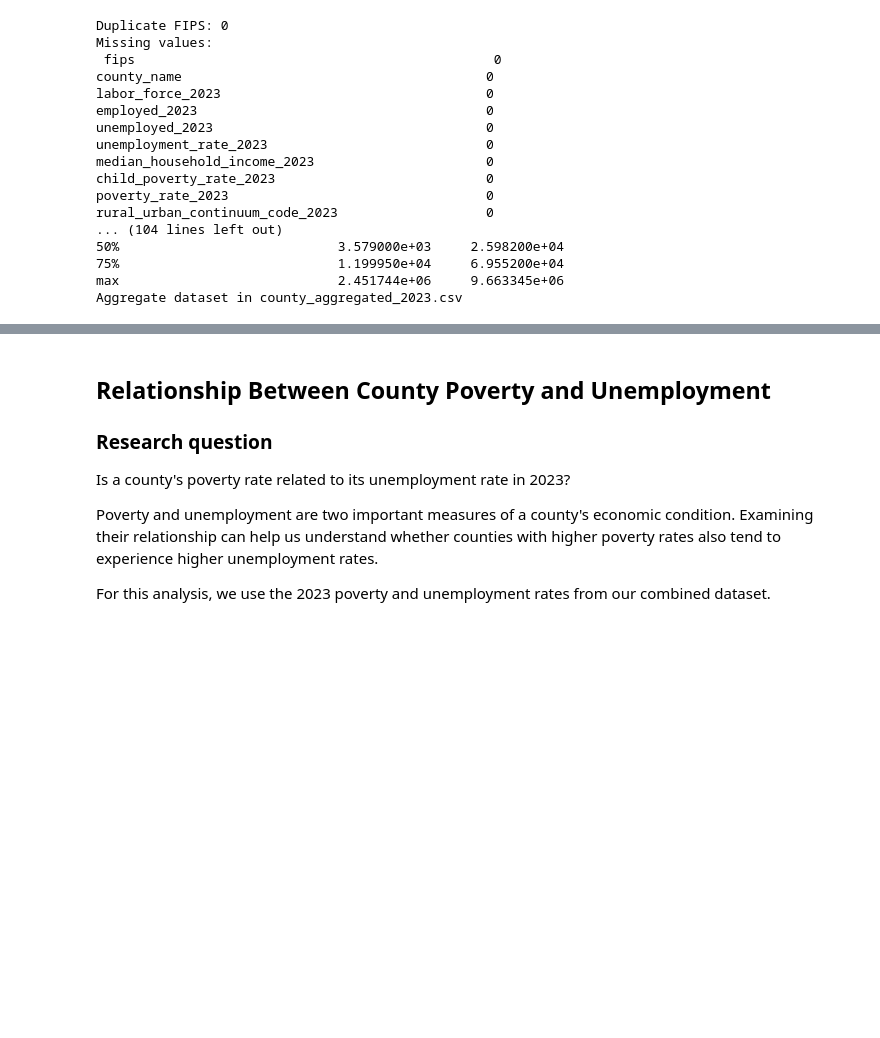
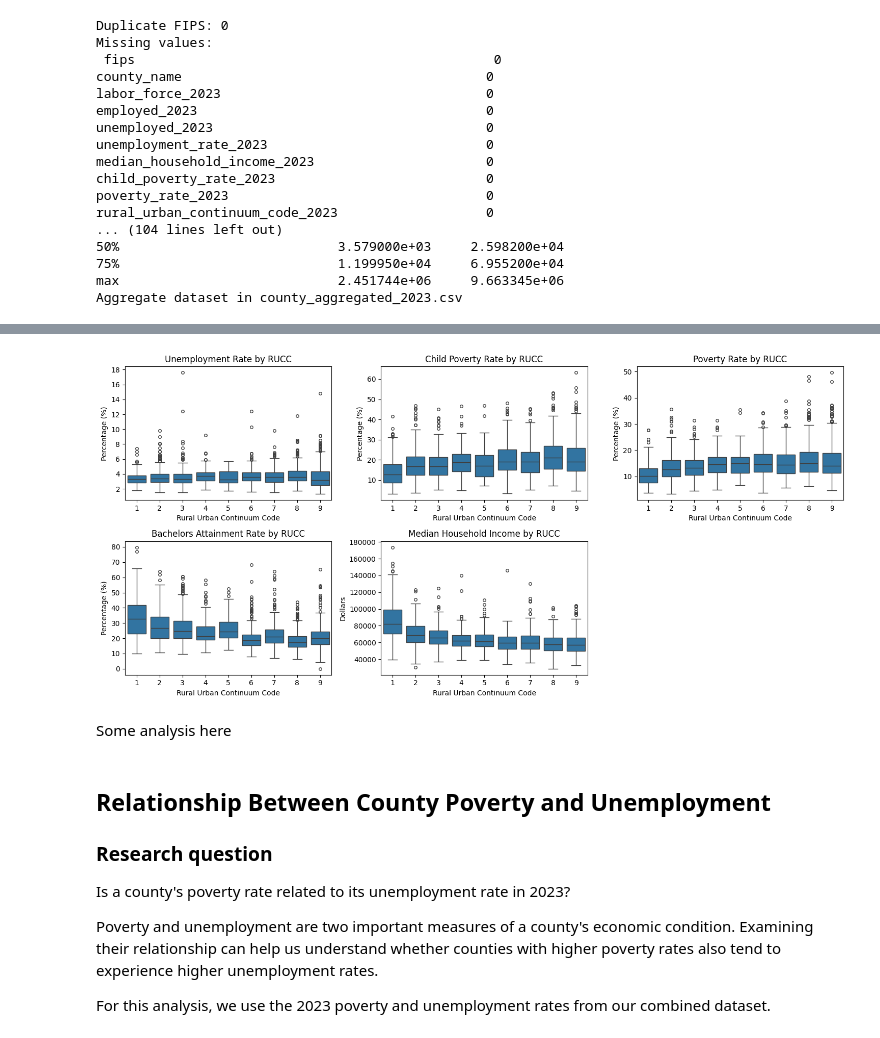
Before and after one commit to zkhan205/CMSC320_Project, a Jupyter notebook: data_cleaning_and_statistical_methods (1).ipynb, the cells around one changed output, grey strips where cells are left out. Drawn from its saved outputs; the diff is of its cells as text; code cells hidden in the pictures; blank space fills up the shorter version.

```diff
--- a/data_cleaning_and_statistical_methods (1).ipynb
+++ b/data_cleaning_and_statistical_methods (1).ipynb
@@ -207,3 +279,27 @@ from scipy.stats import pearsonr    # Used to calculate the Pearson correlation
+# %%
+fig, axes = plt.subplots(2, 3,figsize=(15,7))
+
+for ax, (col, label) in zip(axes.flat, rate_cols.items()):
+    sns.boxplot(
+        data=county,
+        x='rural_urban_continuum_code_2023',
+        y=col,
+        ax=ax,
+        fliersize=4
+    )
+
+    ax.set_title(f'{label} by RUCC')
+    ax.set_xlabel('Rural Urban Continuum Code')
+    ax.set_ylabel('Percentage (%)' if 'Rate' in label else 'Dollars')
+
+fig.delaxes(axes.flat[5])
+
+plt.tight_layout()
+plt.show()
+# %% [output]
+[figure, added]
+# %% [markdown]
+Some analysis here
 # %% [markdown]
 ## Relationship Between County Poverty and Unemployment
 
```
Also changed, not shown: parts of 9 cells of this notebook.
